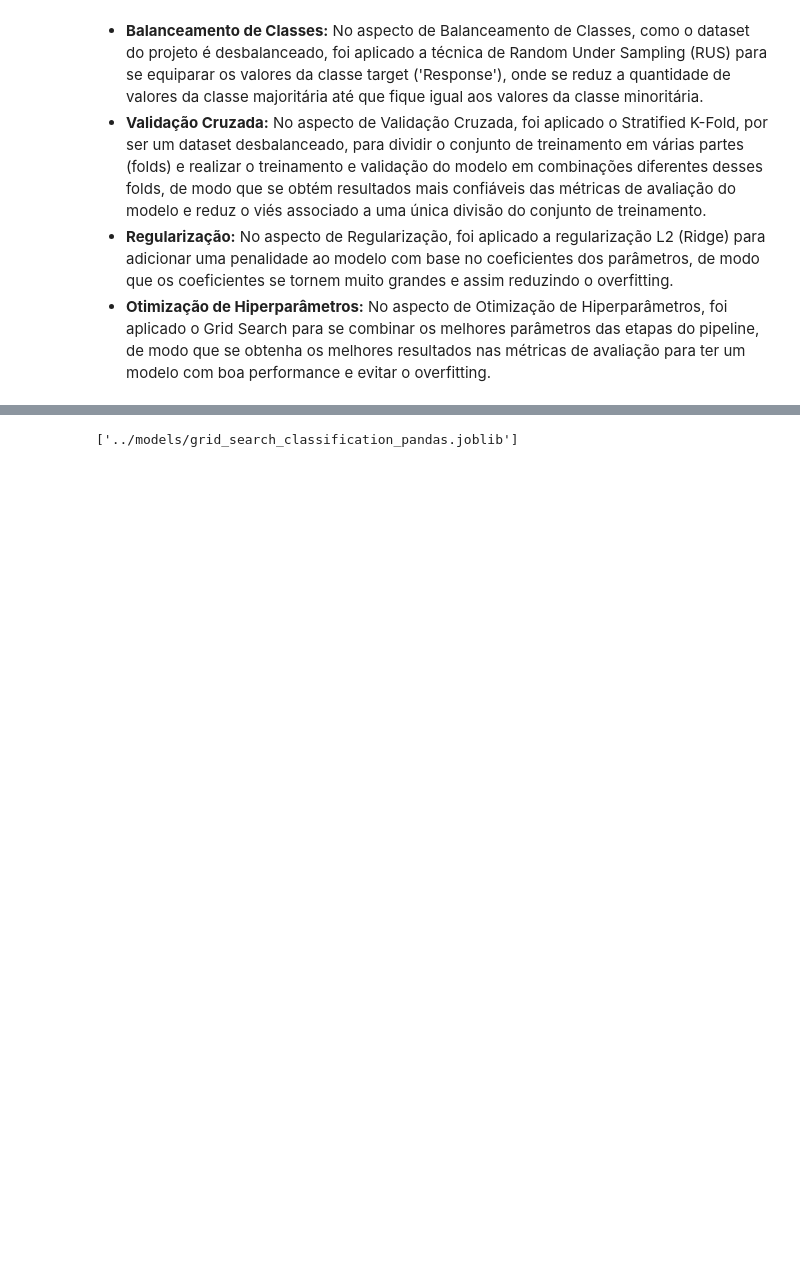
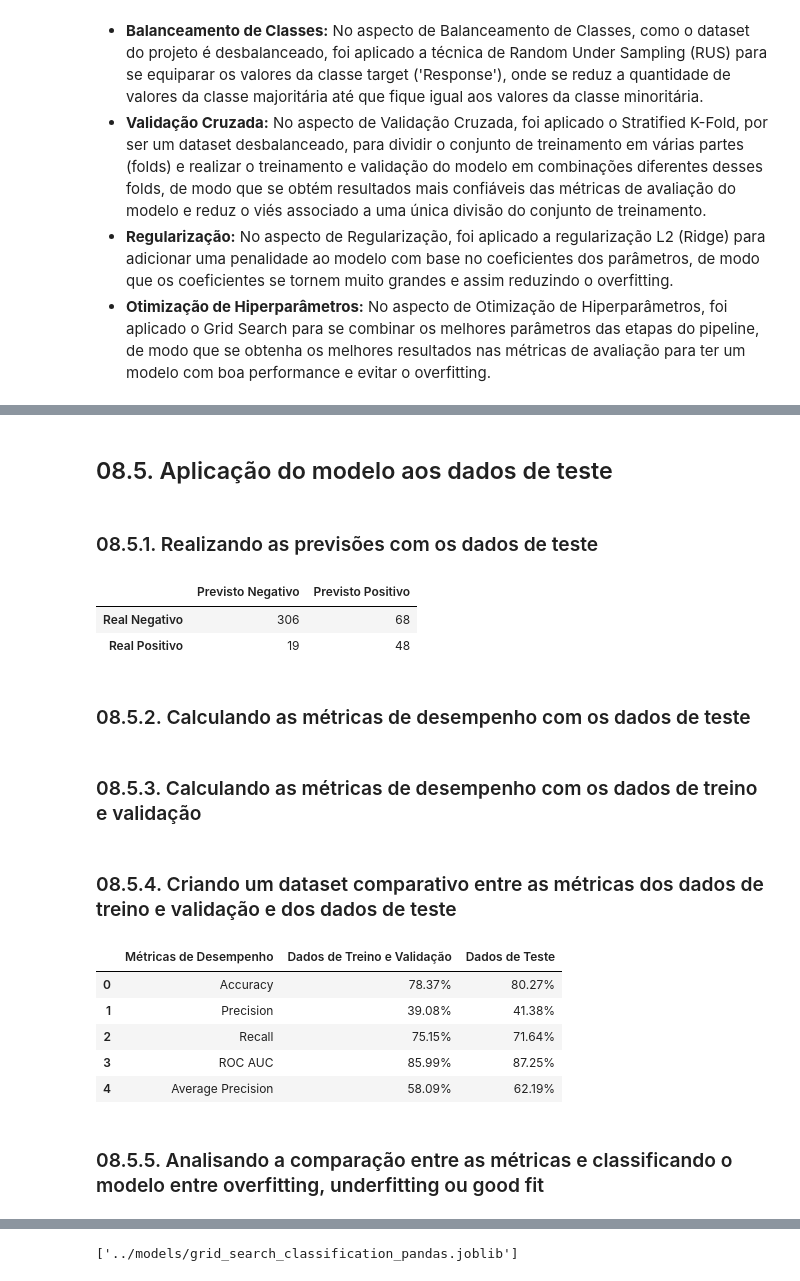
Before and after one commit to matheusresende7/ds_projeto_final_5_modelo_clusterizacao_classificacao_app_delivery, a Jupyter notebook: notebooks/08_pd_model_classification_training.ipynb, the cells around one changed output, grey strips where cells are left out. Drawn from its saved outputs; the diff is of its cells as text; code cells hidden in the pictures; blank space fills up the shorter version.

```diff
--- a/notebooks/08_pd_model_classification_training.ipynb
+++ b/notebooks/08_pd_model_classification_training.ipynb
@@ -551,0 +513,74 @@ plt.show()
+# %% [markdown]
+## 08.5. Aplicação do modelo aos dados de teste
+# %% [markdown]
+### 08.5.1. Realizando as previsões com os dados de teste
+# %%
+y_pred = pipeline_final.predict(X_test)
+
+y_prob = pipeline_final.predict_proba(X_test)[:, 1]
+# %%
+df_confusion_matrix = pd.DataFrame(
+
+    confusion_matrix(y_test, y_pred),
+
+    index = ['Real Negativo', 'Real Positivo'],
+
+    columns = ['Previsto Negativo', 'Previsto Positivo']
+
+)
+
+df_confusion_matrix
+# %% [output]
+|  | Previsto Negativo | Previsto Positivo |
+| Real Negativo | 306 | 68 |
+| Real Positivo | 19 | 48 |
+# %% [markdown]
+### 08.5.2. Calculando as métricas de desempenho com os dados de teste
+# %%
+accuracy_test = accuracy_score(y_test, y_pred)
+
+precision_test = precision_score(y_test, y_pred)
+
+recall_test = recall_score(y_test, y_pred)
+
+roc_auc_test = roc_auc_score(y_test, y_prob)
+
+average_precision_test = average_precision_score(y_test, y_prob)
+# %% [markdown]
+### 08.5.3. Calculando as métricas de desempenho com os dados de treino e validação
+# %%
+accuracy_train_val = df_model_growth['Accuracy'].mean()
+
+precision_train_val = df_model_growth['Precision'].mean()
+
+recall_train_val = df_model_growth['Recall'].mean()
+
+roc_auc_train_val = df_model_growth['ROC AUC'].mean()
+
+average_precision_train_val = df_model_growth['Average Precision'].mean()
+# %% [markdown]
+### 08.5.4. Criando um dataset comparativo entre as métricas dos dados de treino e validação e dos dados de teste
+# %%
+df_comparing_metrics = pd.DataFrame({
+    'Dados de Treino e Validação': [accuracy_train_val, precision_train_val, recall_train_val, roc_auc_train_val, average_precision_train_val],
+    'Dados de Teste': [accuracy_test, precision_test, recall_test, roc_auc_test, average_precision_test],
+}, index = ['Accuracy', 'Precision', 'Recall', 'ROC AUC', 'Average Precision'])
+
+df_comparing_metrics = df_comparing_metrics.reset_index()
+
+df_comparing_metrics.columns = ['Métricas de Desempenho', 'Dados de Treino e Validação', 'Dados de Teste']
+
+df_comparing_metrics.to_csv(consts.DATASET_COMPARING_METRICS_PANDAS, index = False)
+
+df_comparing_metrics[['Dados de Treino e Validação', 'Dados de Teste']] = ((df_comparing_metrics[['Dados de Treino e Validação', 'Dados de Teste']] * 100).round(2).astype(str).add('%'))
+
+df_comparing_metrics
+# %% [output]
+|  | Métricas de Desempenho | Dados de Treino e Validação | Dados de Teste |
+| 0 | Accuracy | 78.37% | 80.27% |
+| 1 | Precision | 39.08% | 41.38% |
+| 2 | Recall | 75.15% | 71.64% |
+| 3 | ROC AUC | 85.99% | 87.25% |
+| 4 | Average Precision | 58.09% | 62.19% |
+# %% [markdown]
+### 08.5.5. Analisando a comparação entre as métricas e classificando o modelo entre overfitting, underfitting ou good fit
```
Also changed, not shown: parts of 40 cells of this notebook, 13 other files.
